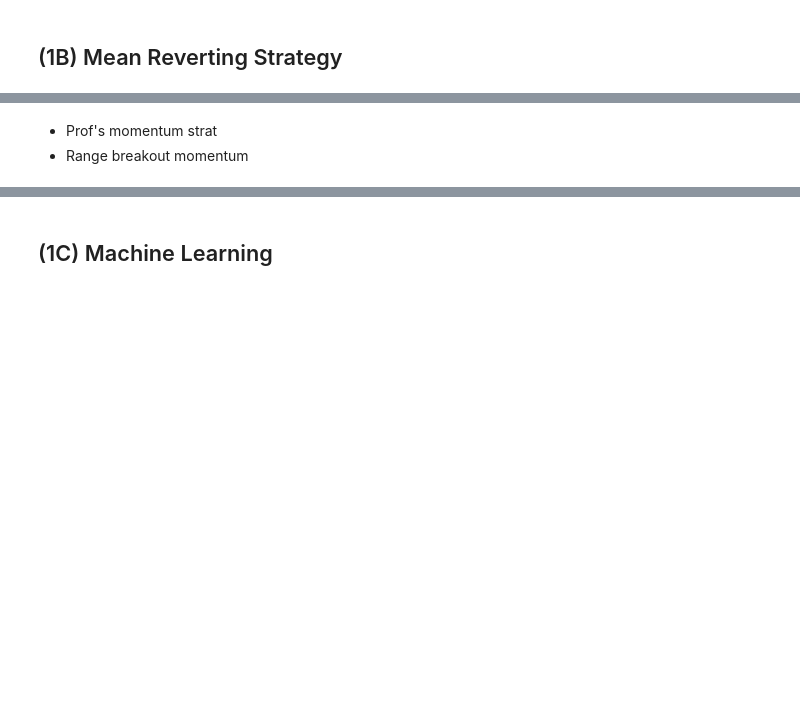
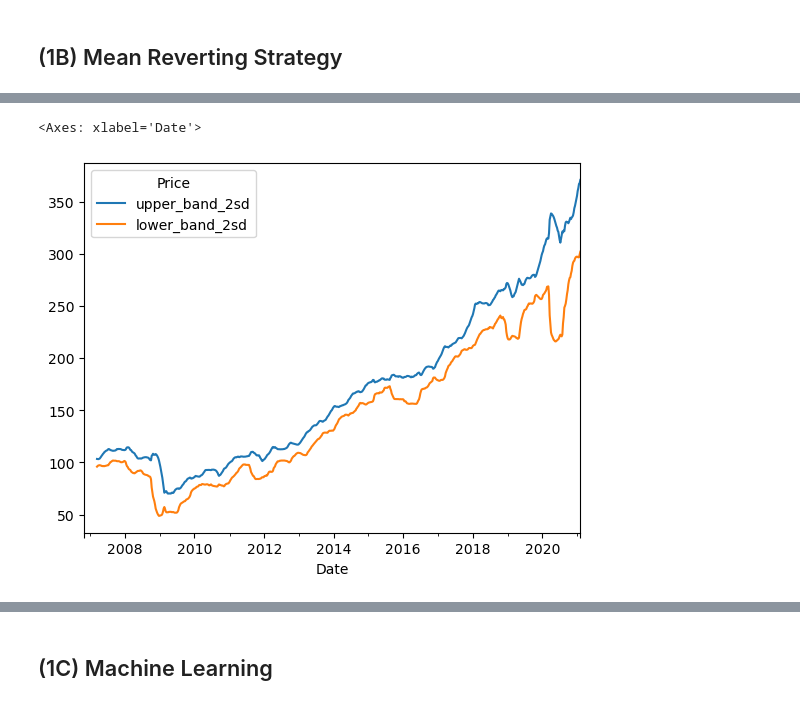
Before and after one commit to Gregtwl/GrpAssignment, a Jupyter notebook: Assignment_Harmonised.ipynb, the cells around one changed output, grey strips where cells are left out. Drawn from its saved outputs; the diff is of its cells as text; code cells hidden in the pictures; blank space fills up the shorter version.

```diff
--- a/Assignment_Harmonised.ipynb
+++ b/Assignment_Harmonised.ipynb
@@ -1144,3 +1020,0 @@ def compute_returns(
-# %% [markdown]
-- Prof's momentum strat
-- Range breakout momentum
@@ -1146,0 +1060,10 @@ def compute_returns(
+# %%
+(
+    setup_bollinger_strategy(spy_train_data,
+                             20,
+                             2).iloc[:,-2:]
+                             .plot()
+)
+# %% [output]
+<Axes: xlabel='Date'>
+[figure, added]
```
Also changed, not shown: parts of 55 cells of this notebook.
